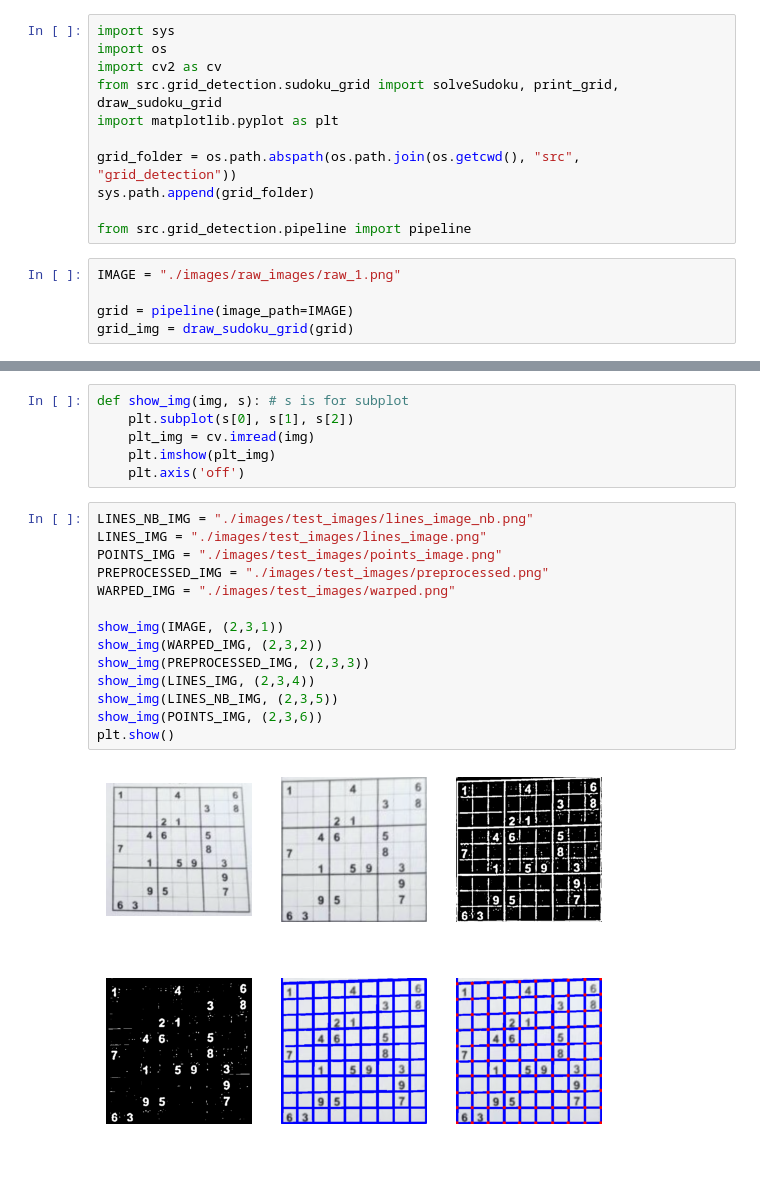
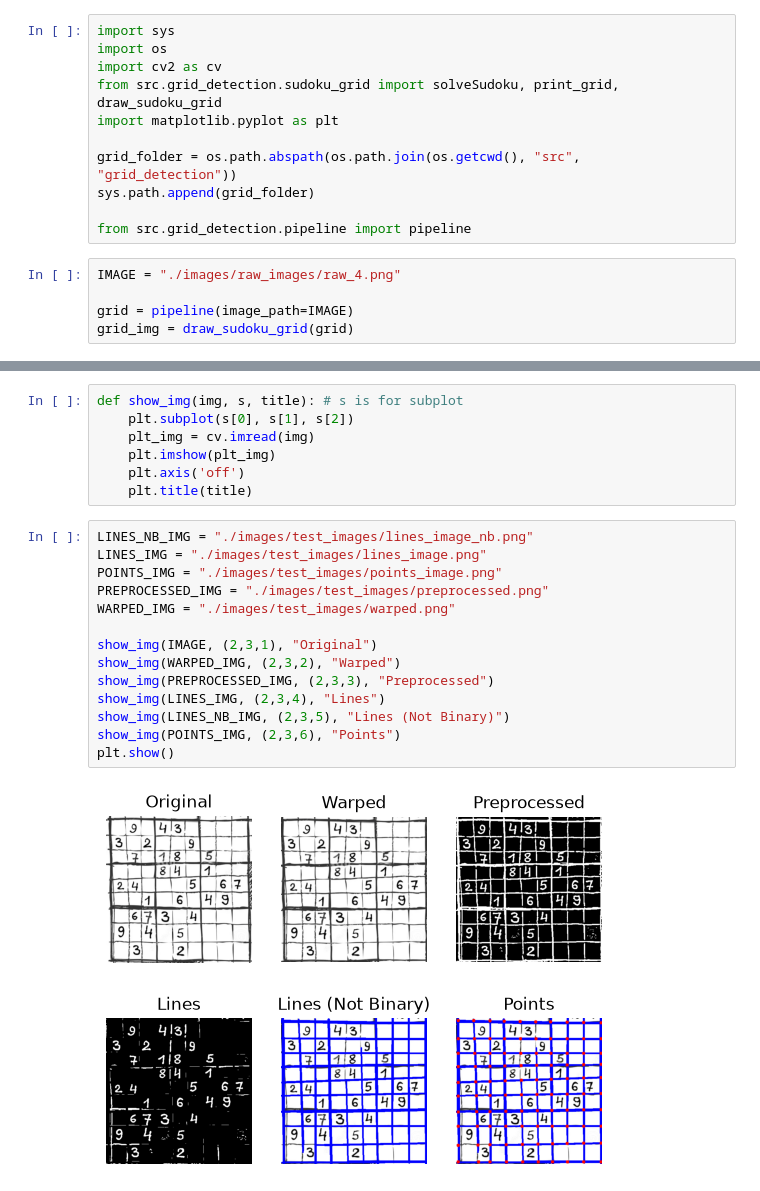
Before and after one commit to lastrod1/MinhTran-CS898BA-Project1, a Jupyter notebook: Sudoku_Solver/main.ipynb, the cells around one changed output, grey strips where cells are left out. Drawn from its saved outputs; the diff is of its cells as text; blank space fills up the shorter version.

```diff
--- a/Sudoku_Solver/main.ipynb
+++ b/Sudoku_Solver/main.ipynb
@@ -10,7 +10,7 @@ sys.path.append(grid_folder)
 
 from src.grid_detection.pipeline import pipeline
 # %%
-IMAGE = "./images/raw_images/raw_1.png"
+IMAGE = "./images/raw_images/raw_4.png"
 
 grid = pipeline(image_path=IMAGE)
 grid_img = draw_sudoku_grid(grid)
@@ -67,22 +70,23 @@ Row 9: 6 3 7 1 9 2 4 8 5
 # %%
-def show_img(img, s): # s is for subplot
+def show_img(img, s, title): # s is for subplot
     plt.subplot(s[0], s[1], s[2])
     plt_img = cv.imread(img)
     plt.imshow(plt_img)
     plt.axis('off')
+    plt.title(title)
 # %%
 LINES_NB_IMG = "./images/test_images/lines_image_nb.png"
 LINES_IMG = "./images/test_images/lines_image.png"
 POINTS_IMG = "./images/test_images/points_image.png"
 PREPROCESSED_IMG = "./images/test_images/preprocessed.png"
 WARPED_IMG = "./images/test_images/warped.png"
 
-show_img(IMAGE, (2,3,1))
-show_img(WARPED_IMG, (2,3,2))
-show_img(PREPROCESSED_IMG, (2,3,3))
-show_img(LINES_IMG, (2,3,4))
-show_img(LINES_NB_IMG, (2,3,5))
-show_img(POINTS_IMG, (2,3,6))
+show_img(IMAGE, (2,3,1), "Original")
+show_img(WARPED_IMG, (2,3,2), "Warped")
+show_img(PREPROCESSED_IMG, (2,3,3), "Preprocessed")
+show_img(LINES_IMG, (2,3,4), "Lines")
+show_img(LINES_NB_IMG, (2,3,5), "Lines (Not Binary)")
+show_img(POINTS_IMG, (2,3,6), "Points")
 plt.show()
 # %% [output]
-[figure, old version]
+[figure, new version]
```
Also changed, not shown: parts of 2 cells of this notebook, 57 other files.
